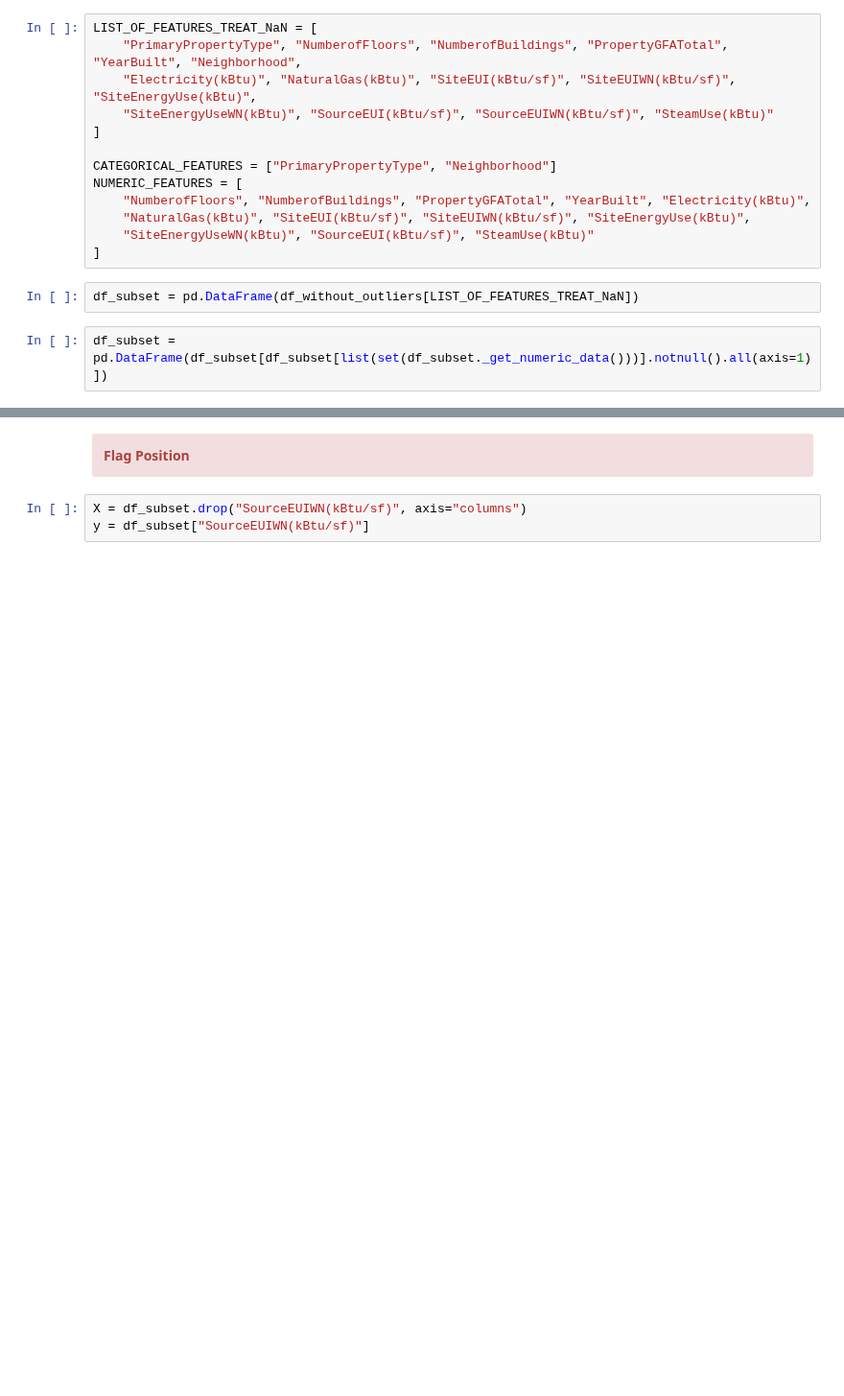
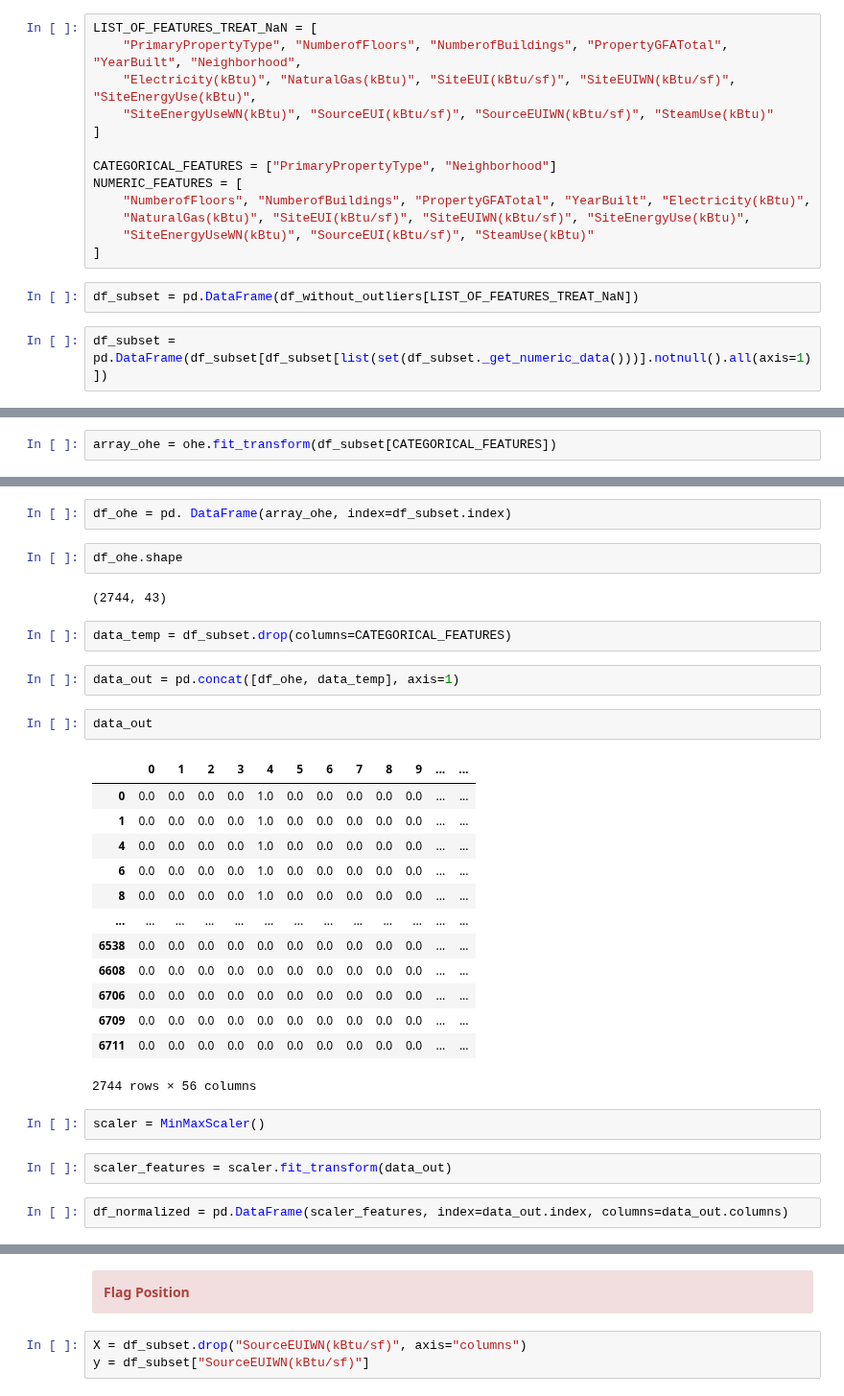
Before and after one commit to samirhinojosa/OC-P4-consumption-needs-of-buildings, a Jupyter notebook: cleaning_notebook.ipynb, the cells around one changed output, grey strips where cells are left out. Shown at 96% size. Cells and saved outputs as stored; diff of their text form; blank space fills up the shorter version.

```diff
--- a/cleaning_notebook.ipynb
+++ b/cleaning_notebook.ipynb
@@ -963,0 +968,2 @@ df_subset = pd.DataFrame(df_subset[df_subset[list(set(df_subset._get_numeric_dat
+# %%
+array_ohe = ohe.fit_transform(df_subset[CATEGORICAL_FEATURES])
@@ -963,0 +980,32 @@ df_subset = pd.DataFrame(df_subset[df_subset[list(set(df_subset._get_numeric_dat
+# %%
+df_ohe = pd. DataFrame(array_ohe, index=df_subset.index)
+# %%
+df_ohe.shape
+# %% [output]
+(2744, 43)
+# %%
+data_temp = df_subset.drop(columns=CATEGORICAL_FEATURES)
+# %%
+data_out = pd.concat([df_ohe, data_temp], axis=1)
+# %%
+data_out
+# %% [output]
+|  | 0 | 1 | 2 | 3 | 4 | 5 | 6 | 7 | 8 | 9 | ... | ... |
+| 0 | 0.0 | 0.0 | 0.0 | 0.0 | 1.0 | 0.0 | 0.0 | 0.0 | 0.0 | 0.0 | ... | ... |
+| 1 | 0.0 | 0.0 | 0.0 | 0.0 | 1.0 | 0.0 | 0.0 | 0.0 | 0.0 | 0.0 | ... | ... |
+| 4 | 0.0 | 0.0 | 0.0 | 0.0 | 1.0 | 0.0 | 0.0 | 0.0 | 0.0 | 0.0 | ... | ... |
+| 6 | 0.0 | 0.0 | 0.0 | 0.0 | 1.0 | 0.0 | 0.0 | 0.0 | 0.0 | 0.0 | ... | ... |
+| 8 | 0.0 | 0.0 | 0.0 | 0.0 | 1.0 | 0.0 | 0.0 | 0.0 | 0.0 | 0.0 | ... | ... |
+| ... | ... | ... | ... | ... | ... | ... | ... | ... | ... | ... | ... | ... |
+| 6538 | 0.0 | 0.0 | 0.0 | 0.0 | 0.0 | 0.0 | 0.0 | 0.0 | 0.0 | 0.0 | ... | ... |
+| 6608 | 0.0 | 0.0 | 0.0 | 0.0 | 0.0 | 0.0 | 0.0 | 0.0 | 0.0 | 0.0 | ... | ... |
+| 6706 | 0.0 | 0.0 | 0.0 | 0.0 | 0.0 | 0.0 | 0.0 | 0.0 | 0.0 | 0.0 | ... | ... |
+| 6709 | 0.0 | 0.0 | 0.0 | 0.0 | 0.0 | 0.0 | 0.0 | 0.0 | 0.0 | 0.0 | ... | ... |
+| 6711 | 0.0 | 0.0 | 0.0 | 0.0 | 0.0 | 0.0 | 0.0 | 0.0 | 0.0 | 0.0 | ... | ... |
+2744 rows × 56 columns
+# %%
+scaler = MinMaxScaler()
+# %%
+scaler_features = scaler.fit_transform(data_out)
+# %%
+df_normalized = pd.DataFrame(scaler_features, index=data_out.index, columns=data_out.columns)
```
Also changed, not shown: parts of 33 cells of this notebook, 1 other file.
